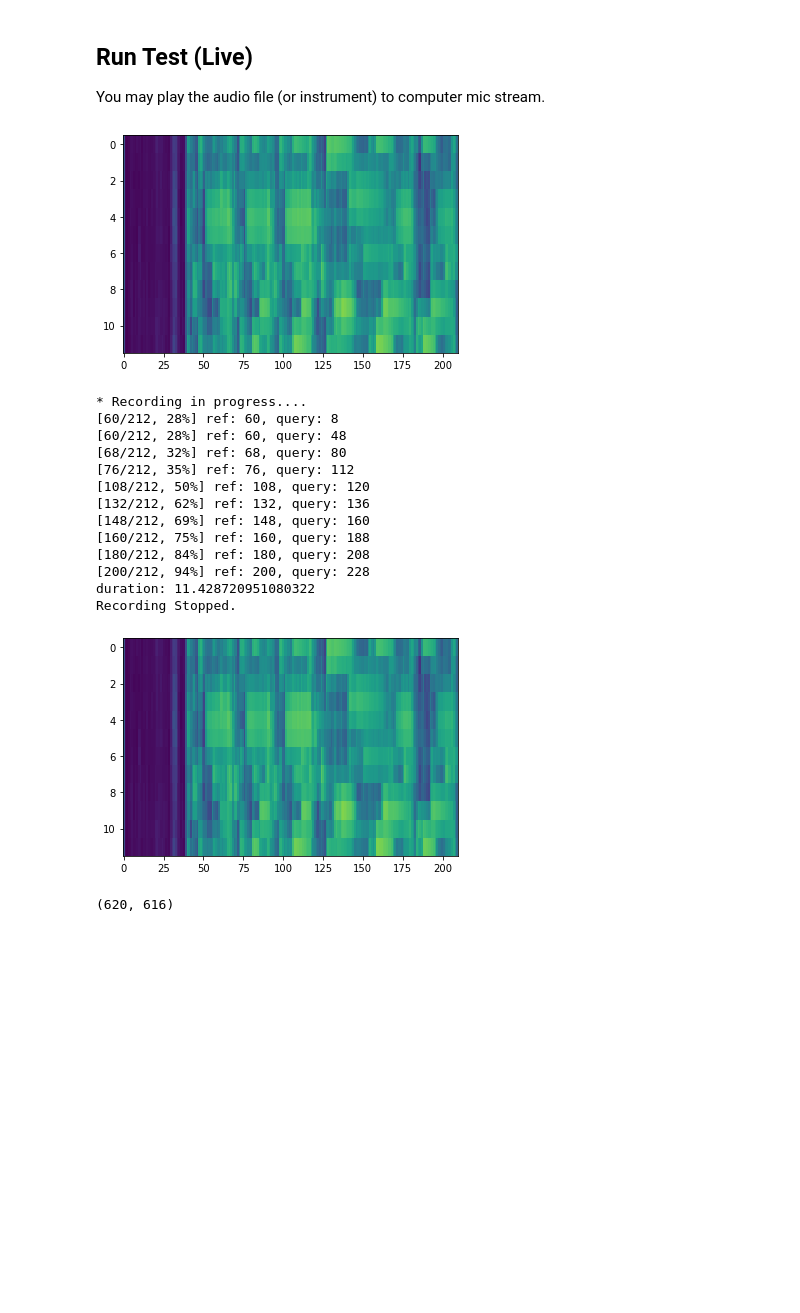
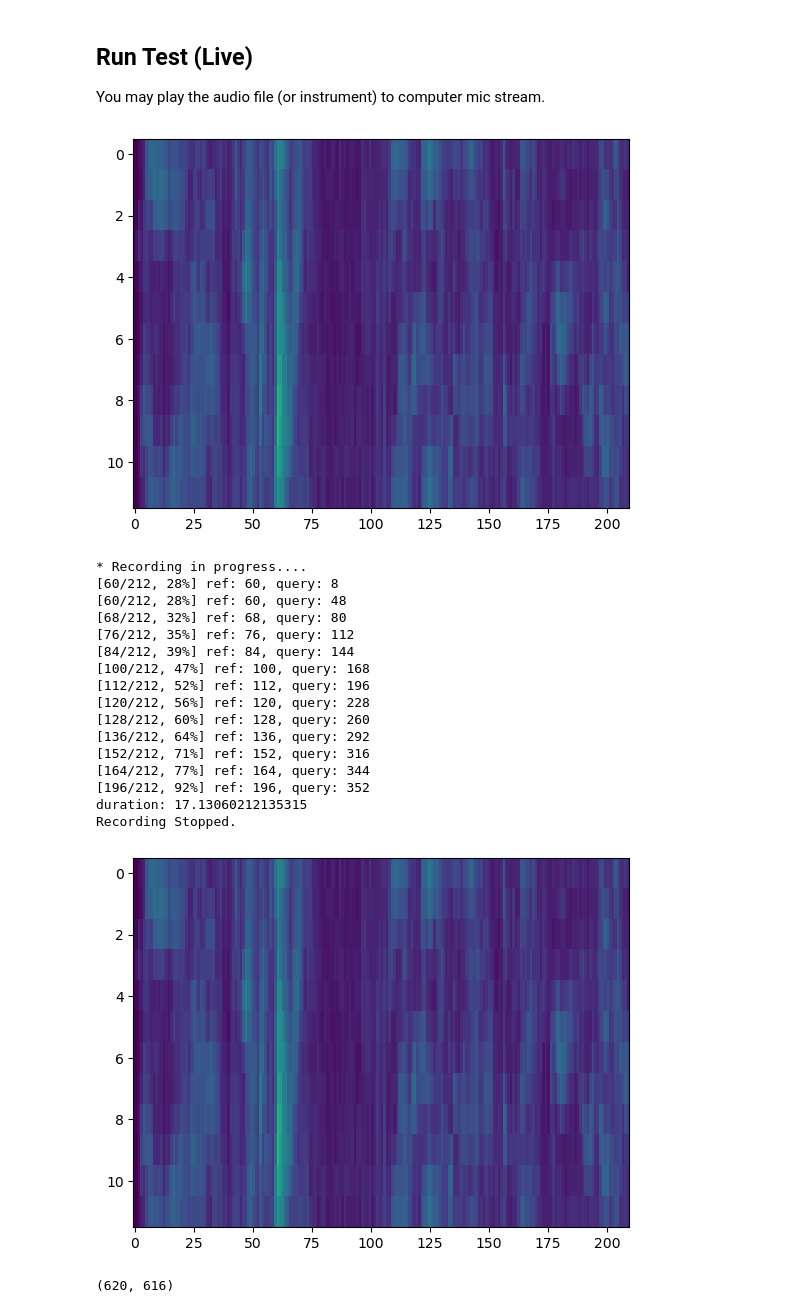
Before and after one commit to laurenceyoon/python-match, a Jupyter notebook: online_dtw.ipynb, the cells around one changed output. Saved outputs shown, nothing was run; the diff lists cells and outputs as text; code cells hidden in the pictures; blank space fills up the shorter version.

Commit message:
add ref audio

```diff
--- a/online_dtw.ipynb
+++ b/online_dtw.ipynb
@@ -442,48 +442,51 @@ class OnlineTimeWarping:
 ## Run Test (Live)
 You may play the audio file (or instrument) to computer mic stream.
 # %%
-ref_audio_path = "../resources/audio/target/Haydn_Hob.XVI34_1-1.wav"
+ref_audio_path = "./audio/Haydn_Hob.XVI34_1-1.wav"
 # ref_audio_path = "../resources/audio/target/Pollini_Maurizio.wav"
 SAMPLE_RATE = 22050
 CHUNK_SIZE = 4096
 HOP_LENGTH = 1024
 FRAME_RATE = int(SAMPLE_RATE/HOP_LENGTH) - 1  # 1초당 20 프레임으로 맞춤
 N_FFT = 2048
 duration = int(librosa.get_duration(filename=ref_audio_path)) + 1
 
 import traceback
 
 sp = StreamProcessor(SAMPLE_RATE, CHUNK_SIZE, hop_length=HOP_LENGTH, n_fft=N_FFT, verbose=False, query_norm=None)
 odtw = OnlineTimeWarping(sp, ref_audio_path, window_size=FRAME_RATE*3, verbose=False, hop_length=HOP_LENGTH, max_run_count=3, ref_norm=None)
 fig = plt.figure()
 ax = fig.gca()
 hfig = display(fig, display_id=True)
 h = ax.imshow(np.zeros((12, int(SAMPLE_RATE/HOP_LENGTH) * duration)), aspect='auto', vmin=0, vmax=1, interpolation='nearest')
 
 try:
     odtw.run(fig, h, hfig)
 
 except Exception as e:
     print(f"error! : {str(e)}, {type(e)}")
     traceback.print_tb(e.__traceback__)
     sp.stop()
     pass
 # %% [output]
-[figure, old version]
+[figure, new version]
 * Recording in progress....
 [60/212, 28%] ref: 60, query: 8
 [60/212, 28%] ref: 60, query: 48
 [68/212, 32%] ref: 68, query: 80
 [76/212, 35%] ref: 76, query: 112
-[108/212, 50%] ref: 108, query: 120
-[132/212, 62%] ref: 132, query: 136
-[148/212, 69%] ref: 148, query: 160
-[160/212, 75%] ref: 160, query: 188
-[180/212, 84%] ref: 180, query: 208
-[200/212, 94%] ref: 200, query: 228
-duration: 11.428720951080322
+[84/212, 39%] ref: 84, query: 144
+[100/212, 47%] ref: 100, query: 168
+[112/212, 52%] ref: 112, query: 196
+[120/212, 56%] ref: 120, query: 228
+[128/212, 60%] ref: 128, query: 260
+[136/212, 64%] ref: 136, query: 292
+[152/212, 71%] ref: 152, query: 316
+[164/212, 77%] ref: 164, query: 344
+[196/212, 92%] ref: 196, query: 352
+duration: 17.13060212135315
 Recording Stopped.
-[figure, old version]
+[figure, new version]
 # %%
 x = odtw.ref_pointer
 y = odtw.query_pointer
```
Also changed, not shown: 1 other file.
